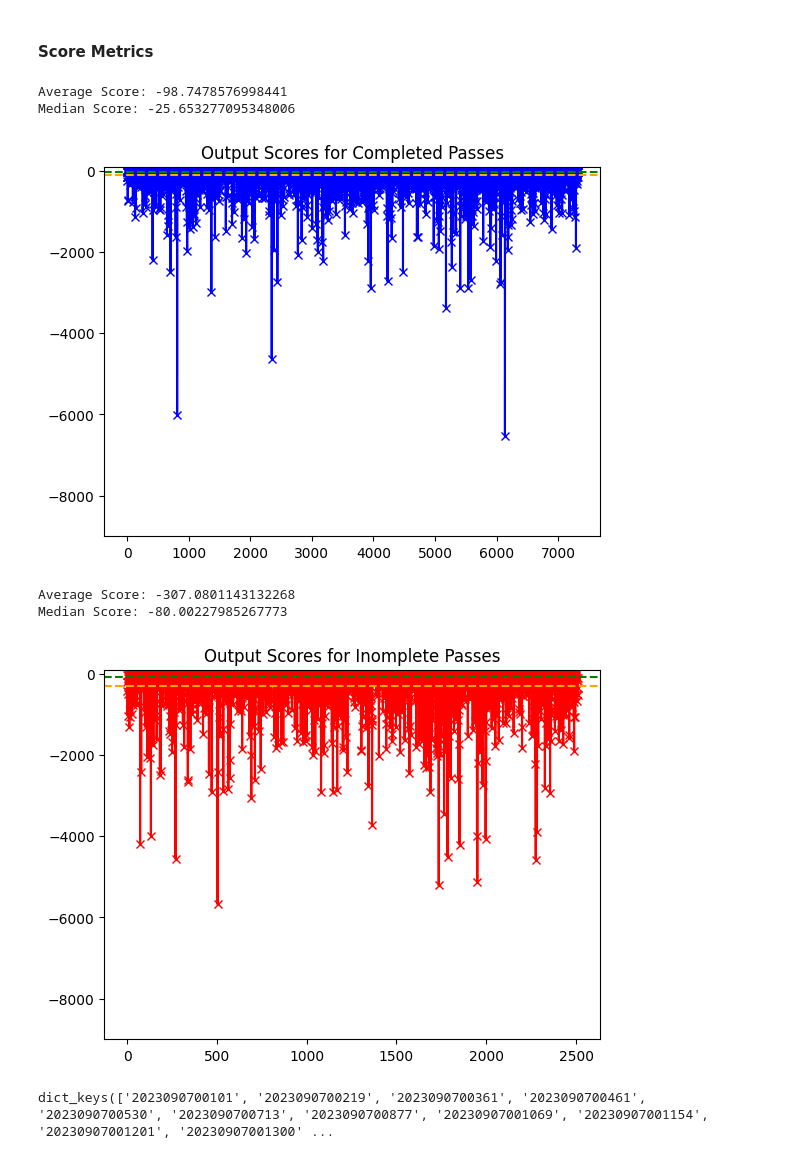
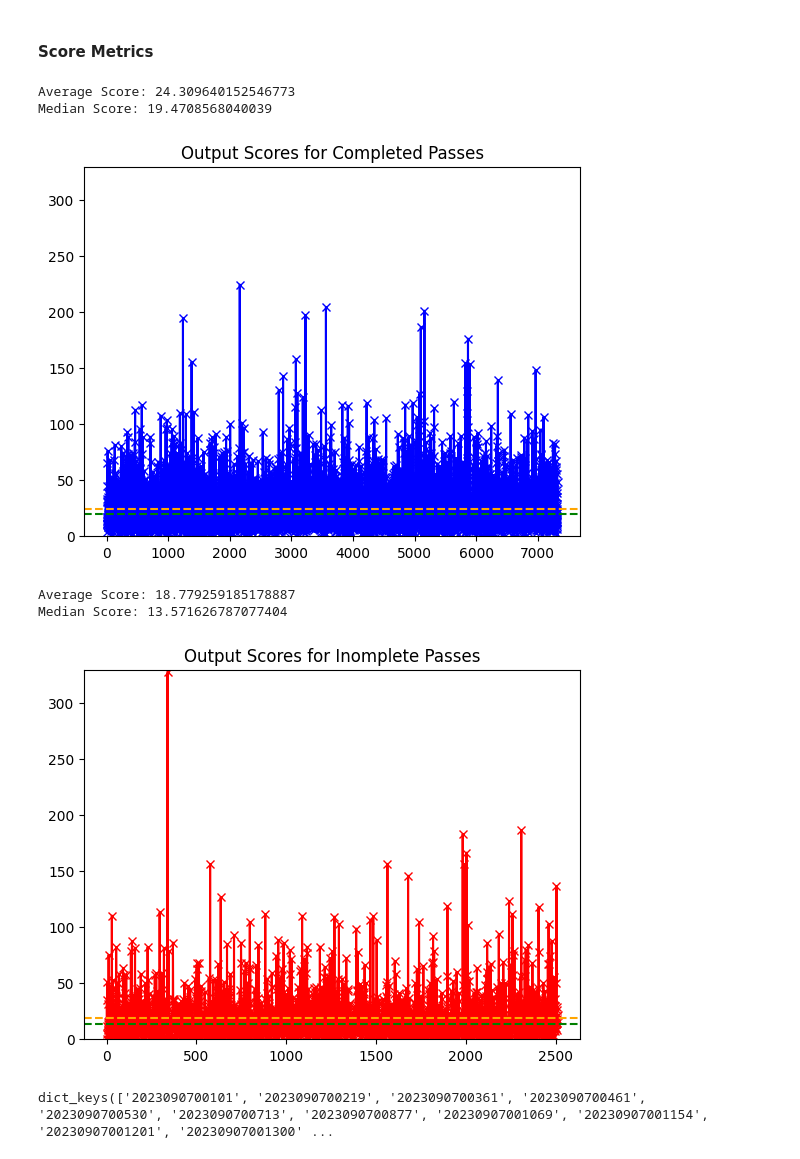
Before and after one commit to cwphung/databowl_2025, a Jupyter notebook: visualilzation.ipynb, the cells around one changed output. Saved outputs shown, nothing was run; the diff lists cells and outputs as text; code cells hidden in the pictures.

Commit message:
Updated Overlay Generation and Fixed Score Bug

```diff
--- a/visualilzation.ipynb
+++ b/visualilzation.ipynb
@@ -210,0 +233,3 @@ for key in full_data.keys():
+# %%
+temp_play = full_data['2023090700461']
+temp_play.get_input_seq_len()
@@ -210,0 +238,22 @@ for key in full_data.keys():
+# %%
+overlays, coords_x, coords_y, sum_score = full_data['2023090700461'].generate_overlays_and_score(23)
+# %%
+# Create a regular grid to interpolate the data
+xi = np.linspace(min(coords_x), max(coords_x), 200)
+yi = np.linspace(min(coords_y), max(coords_y), 200)
+xi, yi = np.meshgrid(xi, yi)
+
+for key in overlays.keys():
+    plt.figure(figsize=(9, 4))
+    probs = overlays[key]
+    # Interpolate using griddata (cubic gives smoother results)
+    zi = griddata((coords_x, coords_y), probs, (xi, yi), method='cubic')
+    # Plot the heatmap
+    heatmap = plt.pcolormesh(xi, yi, zi, cmap='viridis', shading='auto')
+    plt.scatter(coords_x, coords_y, c=probs, cmap='viridis', edgecolors='k', s=30)
+    plt.title('Probability Heat Map for ' + str(player_dict[key]))
+    plt.colorbar(heatmap, label='Probability')
+    plt.xlabel('X Coordinate')
+    plt.ylabel('Y Coordinate')
+
+plt.show()
@@ -212,7 +272,9 @@ for key in full_data.keys():
 #### Generate Overlays and Scores
 # %%
 for key in tqdm(full_data):
-    full_data[key].generate_overlays_and_score()
+    temp_play = full_data[key]
+    frames = temp_play.get_input_seq_len()
+    temp_play.generate_overlays_and_score(frames)
 # %% [markdown]
 #### Save Results to CSV
 # %%
@@ -349,29 +411,29 @@ scores = processed_data_df['score'].to_numpy()
 # %%
 plt.plot(scores[labels=='C'], color='blue', marker='x', linestyle='-')
 plt.axhline(y=np.average(scores[labels=='C']), color='orange', linestyle='--', label='Average')
 plt.axhline(y=np.median(scores[labels=='C']), color='green', linestyle='--', label='Median')
-plt.ylim((-9000, 100))
+plt.ylim((0, 330))
 plt.title('Output Scores for Completed Passes')
 
 print('Average Score: ' + str(np.average(scores[labels=='C'])))
 print('Median Score: ' + str(np.median(scores[labels=='C'])))
 # %% [output]
-Average Score: -98.7478576998441
-Median Score: -25.653277095348006
+Average Score: 24.309640152546773
+Median Score: 19.4708568040039
-[figure, old version]
+[figure, new version]
 # %%
 plt.plot(scores[labels=='I'], color='red', marker='x', linestyle='-')
 plt.axhline(y=np.average(scores[labels=='I']), color='orange', linestyle='--', label='Average')
 plt.axhline(y=np.median(scores[labels=='I']), color='green', linestyle='--', label='Median')
-plt.ylim((-9000, 100))
+plt.ylim((0, 330))
 plt.title('Output Scores for Inomplete Passes')
 
 print('Average Score: ' + str(np.average(scores[labels=='I'])))
 print('Median Score: ' + str(np.median(scores[labels=='I'])))
 # %% [output]
-Average Score: -307.0801143132268
-Median Score: -80.00227985267773
+Average Score: 18.779259185178887
+Median Score: 13.571626787077404
-[figure, old version]
+[figure, new version]
 # %%
 full_data.keys()
 # %% [output]
```
Also changed, not shown: parts of 14 cells of this notebook, 5 other files.
